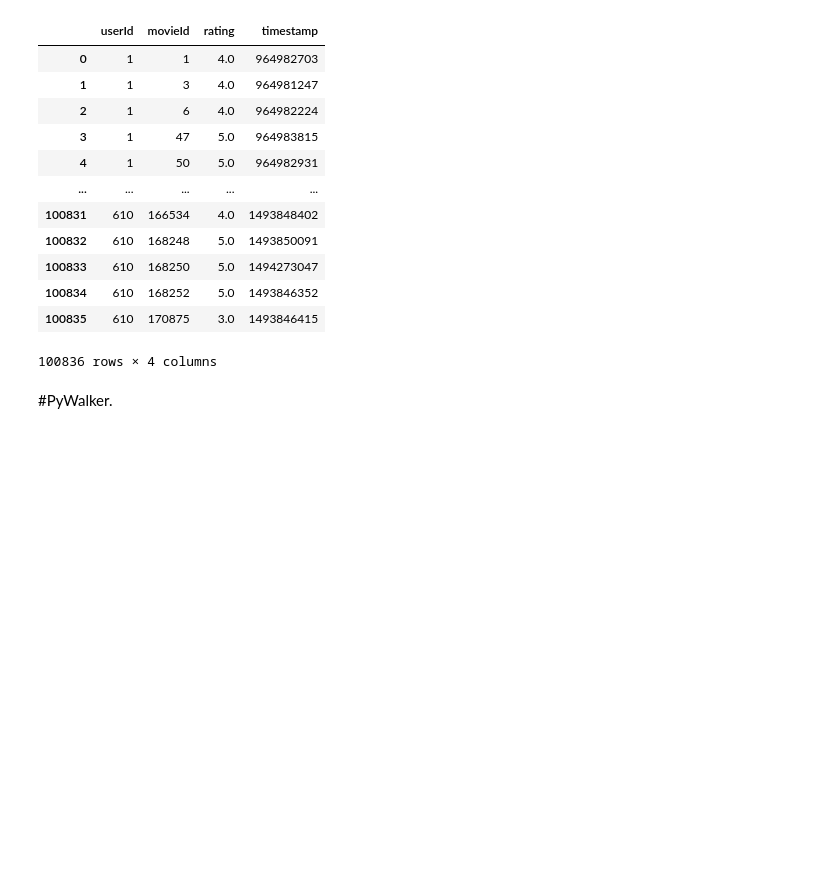
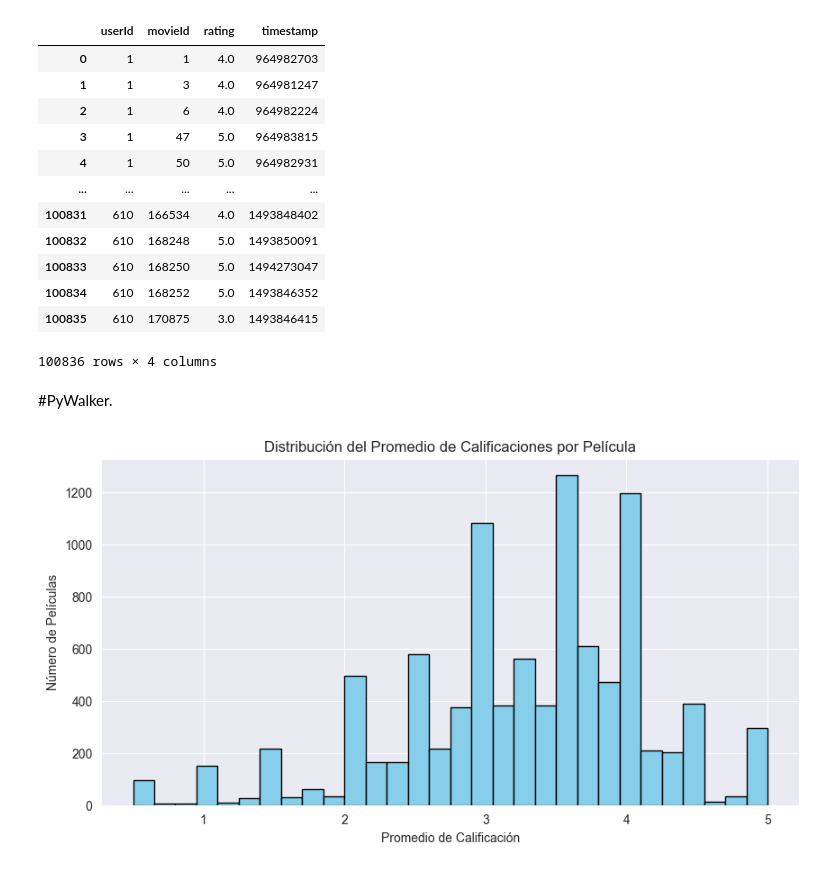
Before and after one commit to Fredy-Patricio/Trabajo_acad-mico_final, a Jupyter notebook: Practica1.ipynb, the cells around one changed output. Cells and saved outputs as stored; diff of their text form; code cells hidden in the pictures; blank space fills up the shorter version.

```diff
--- a/Practica1.ipynb
+++ b/Practica1.ipynb
@@ -312,3 +372,14 @@ ratings
 100836 rows × 4 columns
 # %% [markdown]
 #PyWalker.
+# %%
+# Crear histograma de los promedios de calificación
+plt.figure(figsize=(10, 5))
+plt.hist(ratings_promedio, bins=30, color='skyblue', edgecolor='black')
+plt.title('Distribución del Promedio de Calificaciones por Película')
+plt.xlabel('Promedio de Calificación')
+plt.ylabel('Número de Películas')
+plt.grid(True)
+plt.show()
+# %% [output]
+[figure, added]
```
Also changed, not shown: parts of 7 cells of this notebook, 1 other file.
